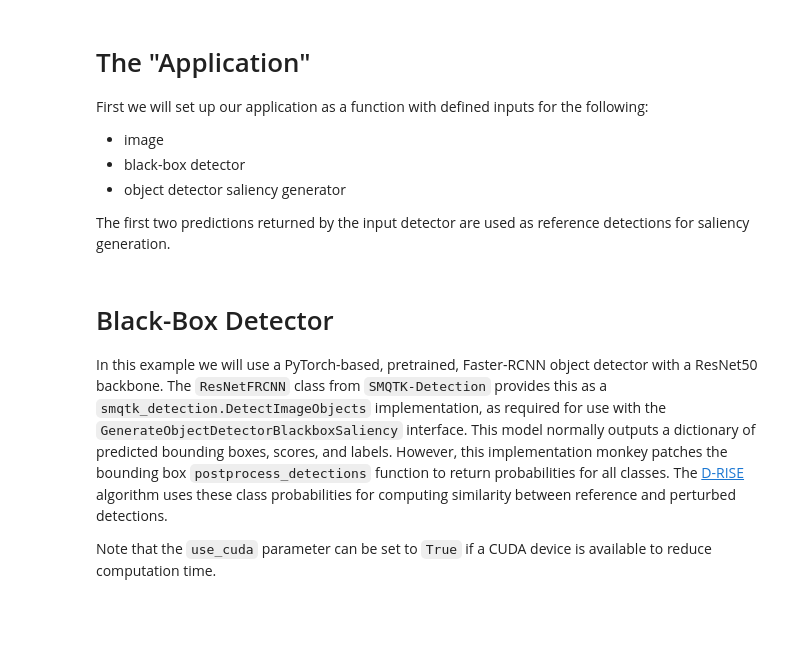
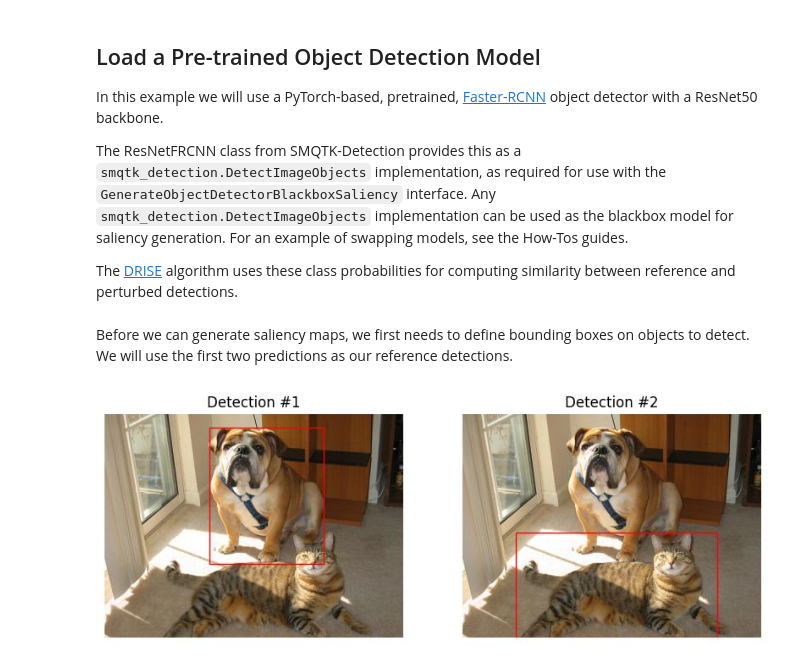
Before and after one commit to XAITK/xaitk-saliency, a Jupyter notebook: docs/examples/DRISE.ipynb, the cells around one changed output. Saved outputs shown, nothing was run; the diff lists cells and outputs as text; code cells hidden in the pictures; blank space fills up the shorter version.

Commit message:
Update DRISE and occlusion saliency notebooks to be tutorials

```diff
--- a/docs/examples/DRISE.ipynb
+++ b/docs/examples/DRISE.ipynb
@@ -55,6 +32,7 @@ import os
 import urllib.request
 
 import matplotlib.pyplot as plt
+import numpy as np
 import PIL.Image
 
 # Use JPEG format for inline visualizations here.
@@ -67,14 +45,7 @@ test_image_filename = "data/catdog.jpg"
 urllib.request.urlretrieve("https://farm1.staticflickr.com/74/202734059_fcce636dcd_z.jpg", test_image_filename)
 plt.figure(figsize=(12, 8))
 plt.axis("off")
-_ = plt.imshow(PIL.Image.open(test_image_filename))
+ref_image = np.asarray(PIL.Image.open(test_image_filename))
+_ = plt.imshow(ref_image)
 # %% [output]
 [figure]
-# %% [markdown]
-# The "Application"
-First we will set up our application as a function with defined inputs for the following:
-  * image
-  * black-box detector
-  * object detector saliency generator
-
-The first two predictions returned by the input detector are used as reference detections for saliency generation.
@@ -177,17 +52,68 @@ def app(
 # %% [markdown]
-# Black-Box Detector
-In this example we will use a PyTorch-based, pretrained, Faster-RCNN object detector with a ResNet50 backbone.
-The `ResNetFRCNN` class from `SMQTK-Detection` provides this as a `smqtk_detection.DetectImageObjects` implementation, as required for use with the `GenerateObjectDetectorBlackboxSaliency` interface.
-This model normally outputs a dictionary of predicted bounding boxes, scores, and labels.
-However, this implementation monkey patches the bounding box `postprocess_detections` function to return probabilities for all classes.
-The [D-RISE](https://arxiv.org/abs/2006.03204) algorithm uses these class probabilities for computing similarity between reference and perturbed detections.
+## Load a Pre-trained Object Detection Model
+In this example we will use a PyTorch-based, pretrained, [Faster-RCNN](https://arxiv.org/abs/1506.01497) object detector with a ResNet50 backbone.
 
-Note that the `use_cuda` parameter can be set to `True` if a CUDA device is available to reduce computation time.
+The ResNetFRCNN class from SMQTK-Detection provides this as a `smqtk_detection.DetectImageObjects` implementation, as required for use with the `GenerateObjectDetectorBlackboxSaliency` interface. Any `smqtk_detection.DetectImageObjects` implementation can be used as the blackbox model for saliency generation. For an example of swapping models, see the How-Tos guides.
+
+The [DRISE](https://arxiv.org/abs/2006.03204) algorithm uses these class probabilities for computing similarity between reference and perturbed detections.
 # %%
+import warnings
+
+import numpy as np
+import torch
 from smqtk_detection.impls.detect_image_objects.resnet_frcnn import ResNetFRCNN
 
-blackbox_detector = ResNetFRCNN(box_thresh=0.05, img_batch_size=1, use_cuda=False)
+warnings.filterwarnings("ignore", category=UserWarning)
+
+CUDA_AVAILABLE = torch.cuda.is_available()
+
+blackbox_detector = ResNetFRCNN(box_thresh=0.05, img_batch_size=1, use_cuda=CUDA_AVAILABLE)
 
 model_mean = [0.485, 0.456, 0.406]
 blackbox_fill = np.uint8(np.asarray(model_mean) * 255)
+# %% [markdown]
+Before we can generate saliency maps, we first needs to define bounding boxes on objects to detect. We will use the first two predictions as our reference detections.
+# %%
+import matplotlib.patches as patches
+import matplotlib.pyplot as plt
+
+# Our reference detections are the first two predictions in the list
+img_preds = list(list(blackbox_detector([ref_image]))[0])
+ref_preds = img_preds[:2]
+
+# For the saliency heatmap generation API we need reference image detections
+# split into seperate bounding boxes and class score matrices
+ref_bboxes = []
+ref_scores = []
+for det in ref_preds:
+    bbox = det[0]
+    ref_bboxes.append(
+        [
+            *bbox.min_vertex,
+            *bbox.max_vertex,
+        ],
+    )
+
+    score_dict = det[1]
+    ref_scores.append(list(score_dict.values()))
+
+ref_bboxes = np.array(ref_bboxes)
+ref_scores = np.array(ref_scores)
+
+_, axs = plt.subplots(1, 2, figsize=(10, 4))
+for i, bbox in enumerate(ref_bboxes):
+    axs[i].imshow(ref_image)
+    rect = patches.Rectangle(
+        (bbox[0], bbox[1]),
+        bbox[2] - bbox[0],
+        bbox[3] - bbox[1],
+        linewidth=1,
+        edgecolor="r",
+        facecolor="none",
+    )
+    axs[i].add_patch(rect)
+    axs[i].set_title(f"Detection #{i+1}")
+    axs[i].axis("off")
+# %% [output]
+[figure, added]
 # %% [markdown]
```
Also changed, not shown: parts of 20 cells of this notebook, 3 other files.
